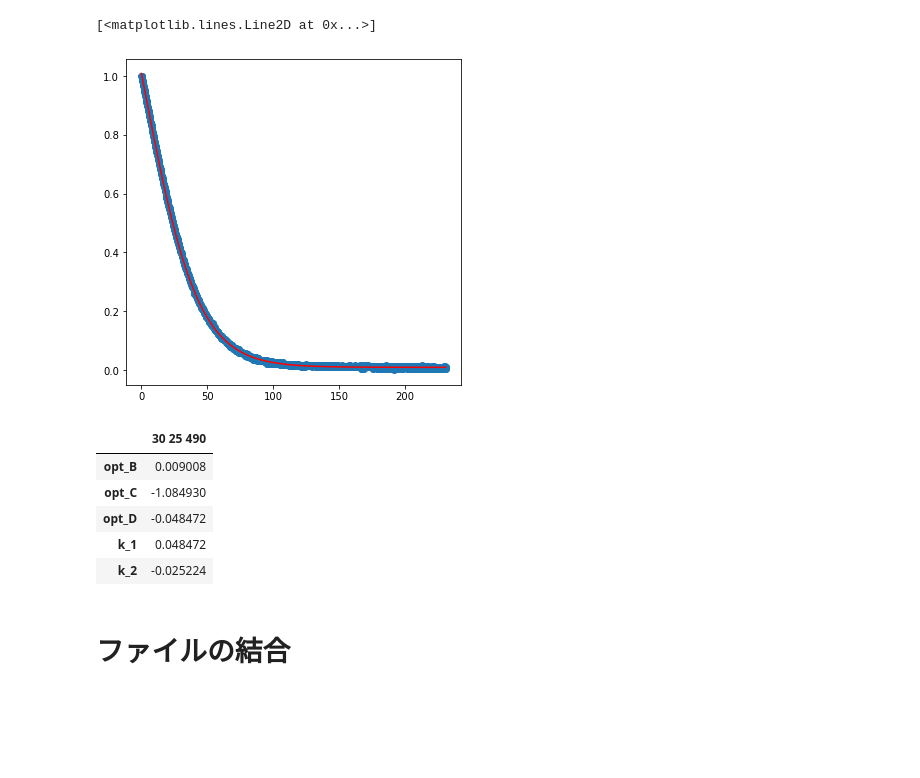
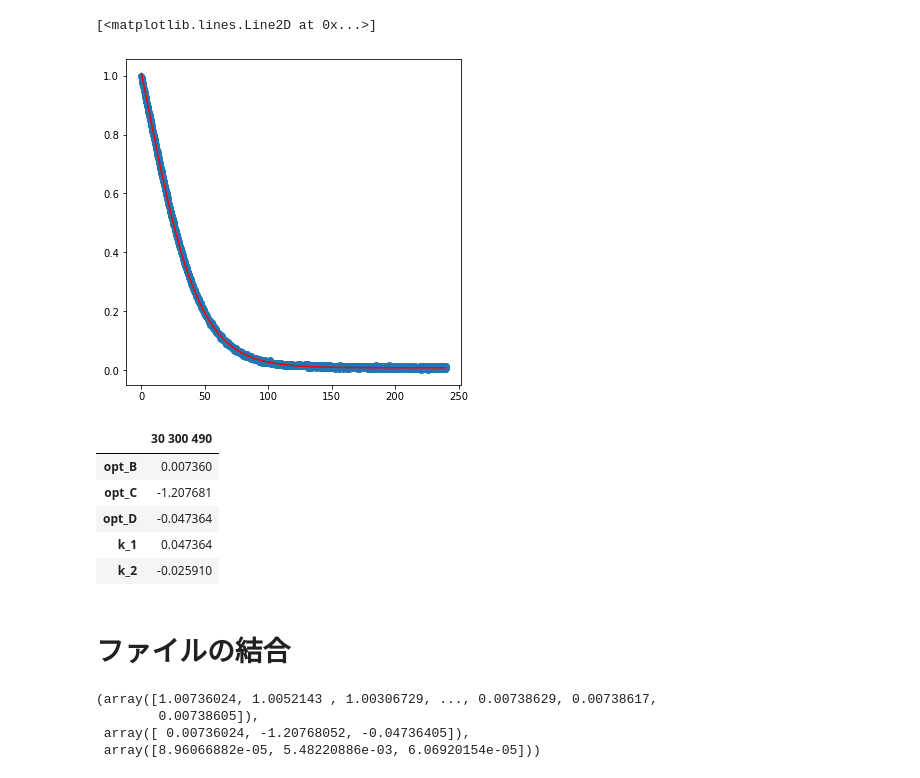
Before and after one commit to ryo0504/hjlab-decay-curve, a Jupyter notebook: src/curve_fit.ipynb, the cells around one changed output. Saved outputs shown, nothing was run; the diff lists cells and outputs as text; code cells hidden in the pictures; blank space fills up the shorter version.

Commit message:
curve fitまでの機能完成

```diff
--- a/src/curve_fit.ipynb
+++ b/src/curve_fit.ipynb
@@ -20,7 +20,7 @@ def kinetic_model_f1(x, B, C, D):
     A = 1
     return A*(1-((1-np.exp(D*x))/(1-C*np.exp(D*x)))) + B
 
-file_path = "result/20220909 5HB/30/30 25 490.csv"
+file_path = "result/xxxxxx/xxxxx.csv"
 file_name = file_path.split("/")[-1].split(".")[0]
 df_result = pd.read_csv(file_path)
 df_result = df_result.rename(
@@ -35,34 +35,34 @@ data_kinetic_model_f1 = np.array([x, y])
 
 param_init_dict = {
         "data_kinetic_model_f1":[0, 0.6, -0.01]
         }
 # グラフ描画用のサンプルデータ
 sample_x = np.array(x)
 
 
 def fit(func, x, param_init):
     """
     func:データxに近似したい任意の関数
     x:データ
     param_init:パラメータの初期値
     popｔ:最適化されたパラメータ
     pocv:パラメータの共分散
     """
     X = x[0]
     Y = x[1]
     popt,pocv=curve_fit(func, X, Y, p0=param_init)
     perr = np.sqrt(np.diag(pocv)) #対角成分が各パラメータの標準誤差に相当
     y=func(sample_x, *popt)
     return y, popt, perr
 
 
 fit_result = fit(kinetic_model_f1, data_kinetic_model_f1, param_init_dict["data_kinetic_model_f1"])
 fig, ax = plt.subplots(1, 1, figsize=(6, 6))
 ax.scatter(data_kinetic_model_f1[0], data_kinetic_model_f1[1])
 ax.plot(sample_x, fit_result[0], color="red")
 # %% [output]
 [<matplotlib.lines.Line2D at 0x...>]
-[figure, old version]
+[figure, new version]
 # %%
 opt_B = fit_result[1][0]
 opt_C = fit_result[1][1]
@@ -92,12 +92,12 @@ df_opt_params = pd.DataFrame(opt_params, index=opt_columns, columns=[column_name
 
 df_opt_params
 # %% [output]
-|  | 30 25 490 |
-| opt_B | 0.009008 |
-| opt_C | -1.084930 |
-| opt_D | -0.048472 |
-| k_1 | 0.048472 |
-| k_2 | -0.025224 |
+|  | 30 300 490 |
+| opt_B | 0.007360 |
+| opt_C | -1.207681 |
+| opt_D | -0.047364 |
+| k_1 | 0.047364 |
+| k_2 | -0.025910 |
 # %%
 # fit_resultフォルダに保存し、最後に結合したCSVを出力
 os.makedirs(result_dir, exist_ok=True)
@@ -130,0 +133,7 @@ df_opt_params_all.to_csv(result_dir + "concat/df_opt_params_all.csv", index=True
+# %%
+fit_result
+# %% [output]
+(array([1.00736024, 1.0052143 , 1.00306729, ..., 0.00738629, 0.00738617,
+        0.00738605]),
+ array([ 0.00736024, -1.20768052, -0.04736405]),
+ array([8.96066882e-05, 5.48220886e-03, 6.06920154e-05]))
```
Also changed, not shown: parts of 1 cell of this notebook, 3 other files.
